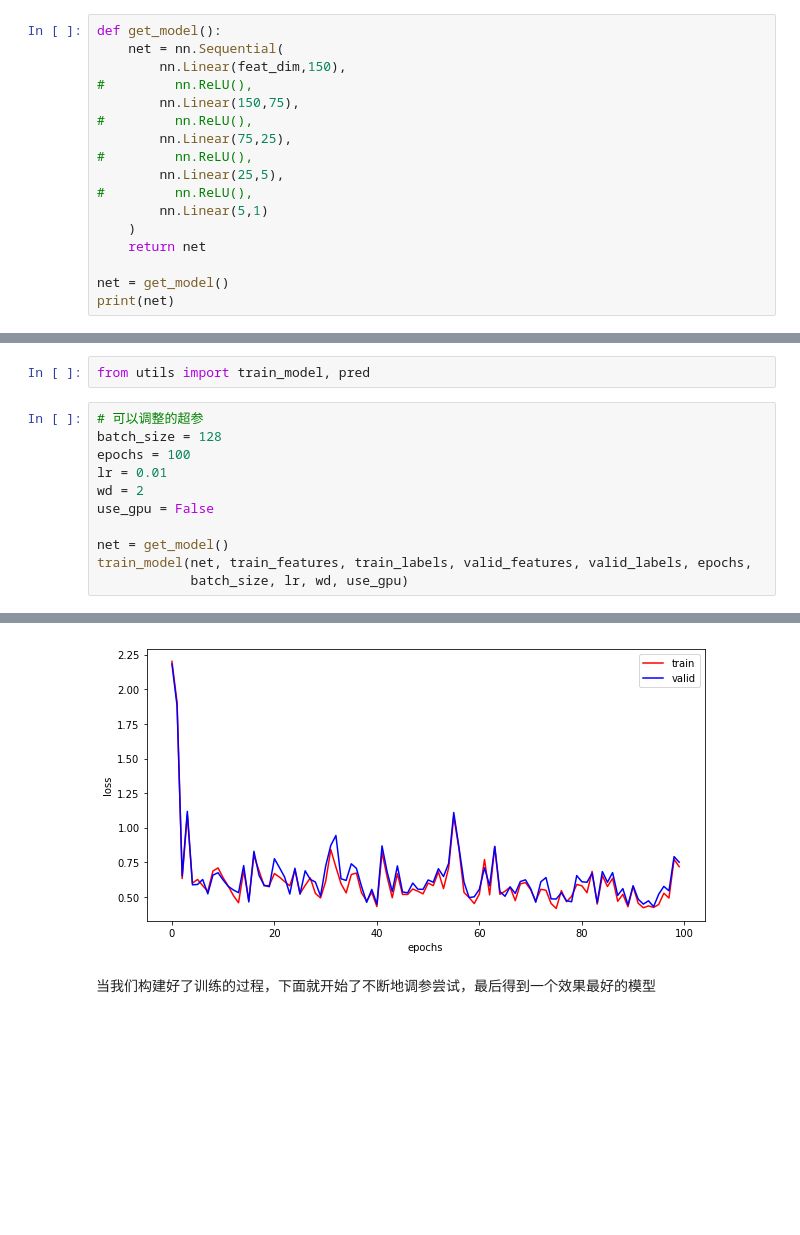
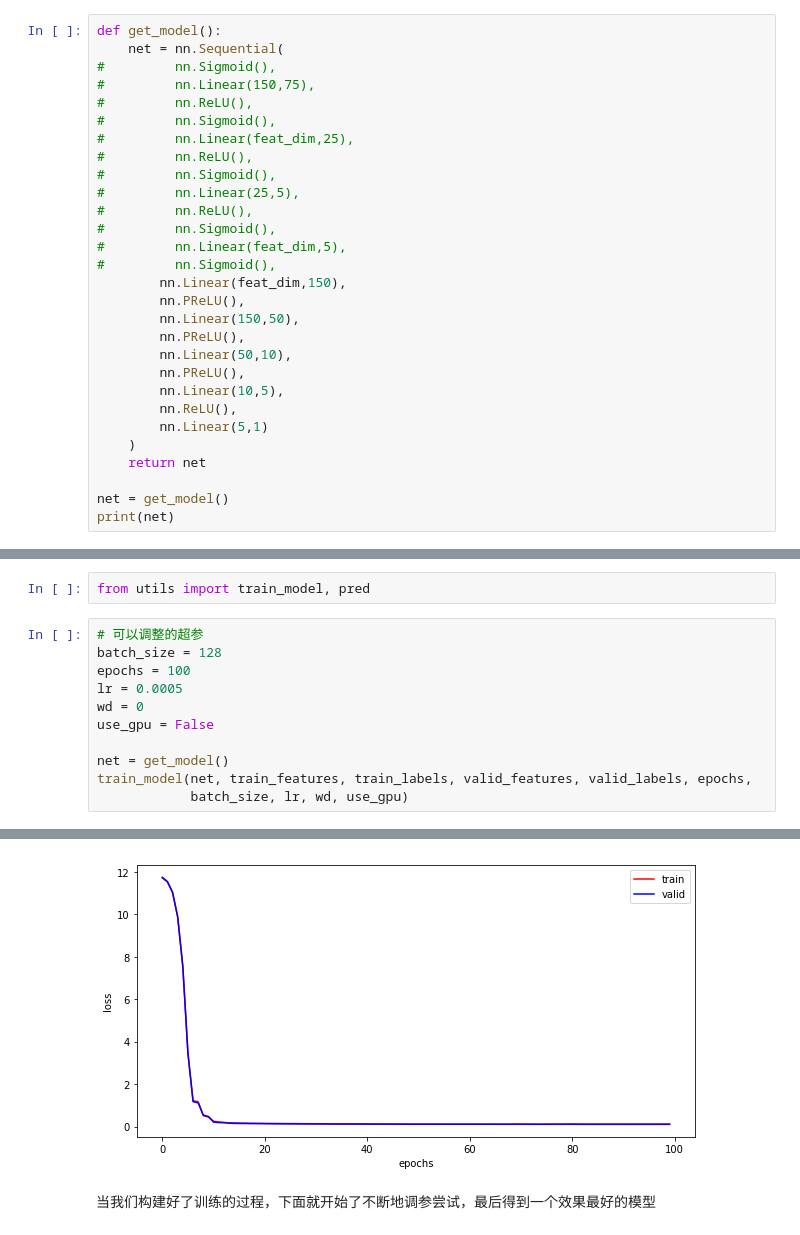
Before and after one commit to PengzhongSun/kaggle-house-price, a Jupyter notebook: predict-house-prices.ipynb, the cells around one changed output, grey strips where cells are left out. Saved outputs shown, nothing was run; the diff lists cells and outputs as text; blank space fills up the shorter version.

```diff
--- a/predict-house-prices.ipynb
+++ b/predict-house-prices.ipynb
@@ -106,14 +105,26 @@ test_features = torch.from_numpy(test_features)
 # %%
 def get_model():
     net = nn.Sequential(
+#         nn.Sigmoid(),
+#         nn.Linear(150,75),
+#         nn.ReLU(),
+#         nn.Sigmoid(),
+#         nn.Linear(feat_dim,25),
+#         nn.ReLU(),
+#         nn.Sigmoid(),
+#         nn.Linear(25,5),
+#         nn.ReLU(),
+#         nn.Sigmoid(),
+#         nn.Linear(feat_dim,5),
+#         nn.Sigmoid(),
         nn.Linear(feat_dim,150),
-#         nn.ReLU(),
-        nn.Linear(150,75),
-#         nn.ReLU(),
-        nn.Linear(75,25),
-#         nn.ReLU(),
-        nn.Linear(25,5),
-#         nn.ReLU(),
+        nn.PReLU(),
+        nn.Linear(150,50),
+        nn.PReLU(),
+        nn.Linear(50,10),
+        nn.PReLU(),
+        nn.Linear(10,5),
+        nn.ReLU(),
         nn.Linear(5,1)
     )
     return net
@@ -136,8 +151,8 @@ from utils import train_model, pred
 # 可以调整的超参
 batch_size = 128
 epochs = 100
-lr = 0.01
-wd = 2
+lr = 0.0005
+wd = 0
 use_gpu = False
 
 net = get_model()
@@ -166,4 +181,4 @@ epoch: 100, train rmse: 0.719, valid rmse: 0.751
-[figure, old version]
+[figure, new version]
 # %% [markdown]
 当我们构建好了训练的过程，下面就开始了不断地调参尝试，最后得到一个效果最好的模型
 # %%
```
Also changed, not shown: parts of 4 cells of this notebook, 1 other file.
